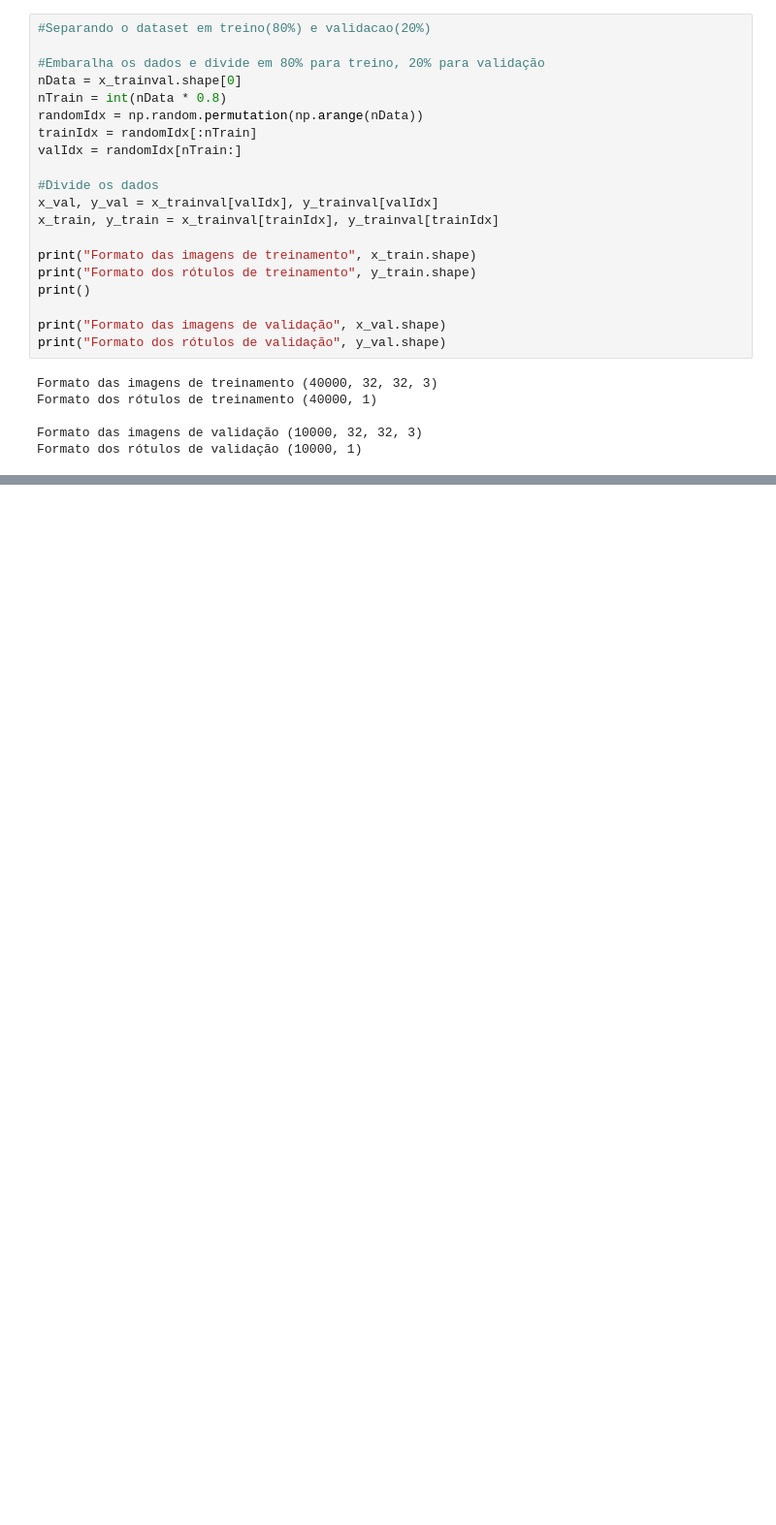
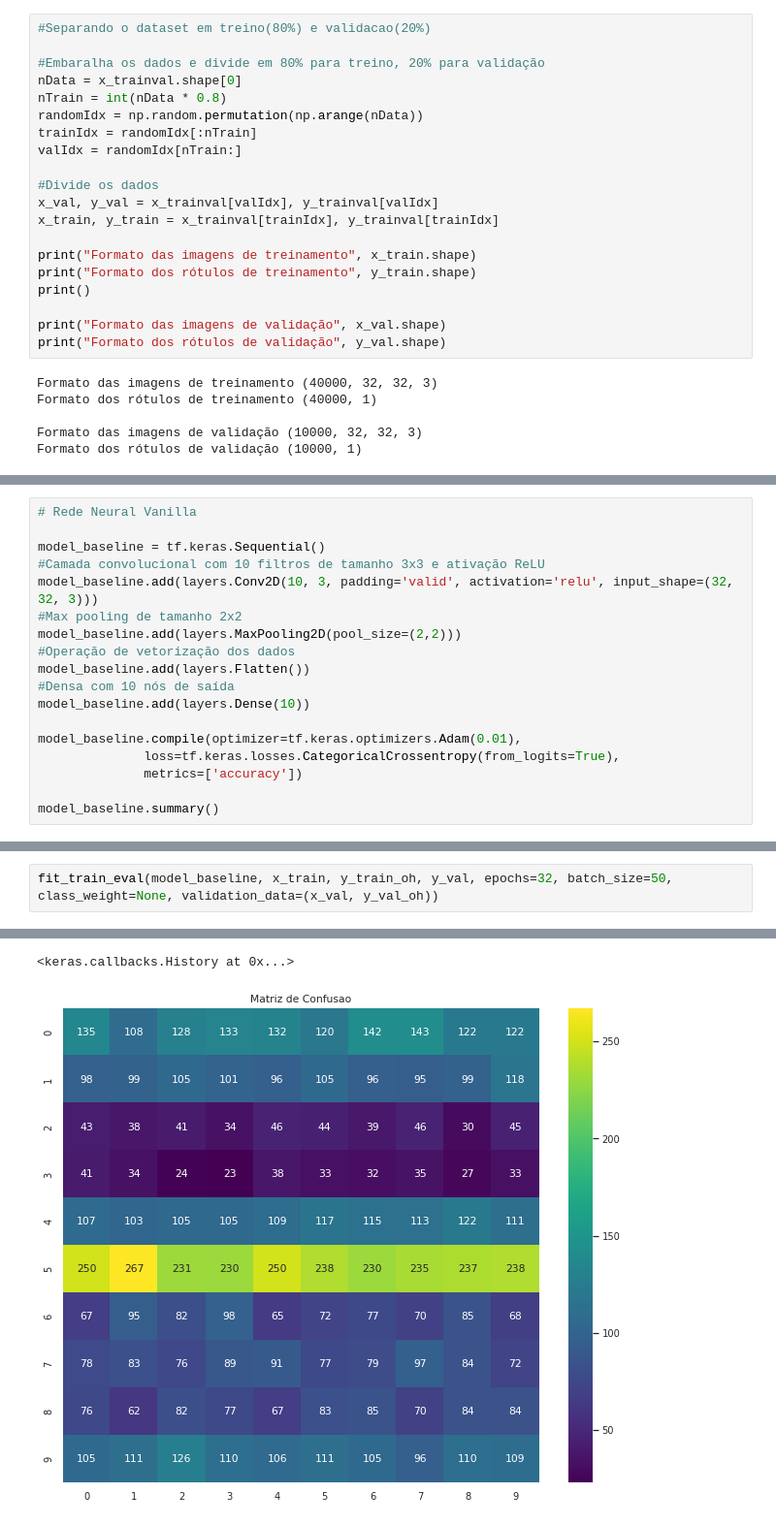
Before and after one commit to esuda/mineiracao_dados_complexos, a Jupyter notebook: INF0618_Trabalho_01_Kurosawa_Suda_Wakabayashi.ipynb, the cells around one changed output, grey strips where cells are left out. Shown: that part at 97% size. Drawn from its saved outputs; the diff is of its cells as text; blank space fills up the shorter version.

```diff
--- a/INF0618_Trabalho_01_Kurosawa_Suda_Wakabayashi.ipynb
+++ b/INF0618_Trabalho_01_Kurosawa_Suda_Wakabayashi.ipynb
@@ -80,0 +132,18 @@ Classe Imagem:  [8]     One Hot:  [0. 0. 0. 0. 0. 0. 0. 0. 1. 0.]
+# %%
+# Rede Neural Vanilla
+
+model_baseline = tf.keras.Sequential()
+#Camada convolucional com 10 filtros de tamanho 3x3 e ativação ReLU
+model_baseline.add(layers.Conv2D(10, 3, padding='valid', activation='relu', input_shape=(32, 32, 3)))
+#Max pooling de tamanho 2x2
+model_baseline.add(layers.MaxPooling2D(pool_size=(2,2)))
+#Operação de vetorização dos dados
+model_baseline.add(layers.Flatten())
+#Densa com 10 nós de saída
+model_baseline.add(layers.Dense(10))
+
+model_baseline.compile(optimizer=tf.keras.optimizers.Adam(0.01),
+              loss=tf.keras.losses.CategoricalCrossentropy(from_logits=True),
+              metrics=['accuracy'])
+
+model_baseline.summary()
@@ -80,0 +167,3 @@ Classe Imagem:  [8]     One Hot:  [0. 0. 0. 0. 0. 0. 0. 0. 1. 0.]
+# %%
+fit_train_eval(model_baseline, x_train, y_train_oh, y_val, epochs=32, batch_size=50, class_weight=None, validation_data=(x_val, y_val_oh))
+# %% [output]
@@ -80,0 +187,2 @@ Classe Imagem:  [8]     One Hot:  [0. 0. 0. 0. 0. 0. 0. 0. 1. 0.]
+<keras.callbacks.History at 0x...>
+[figure, added]
```
Also changed, not shown: parts of 16 cells of this notebook.
